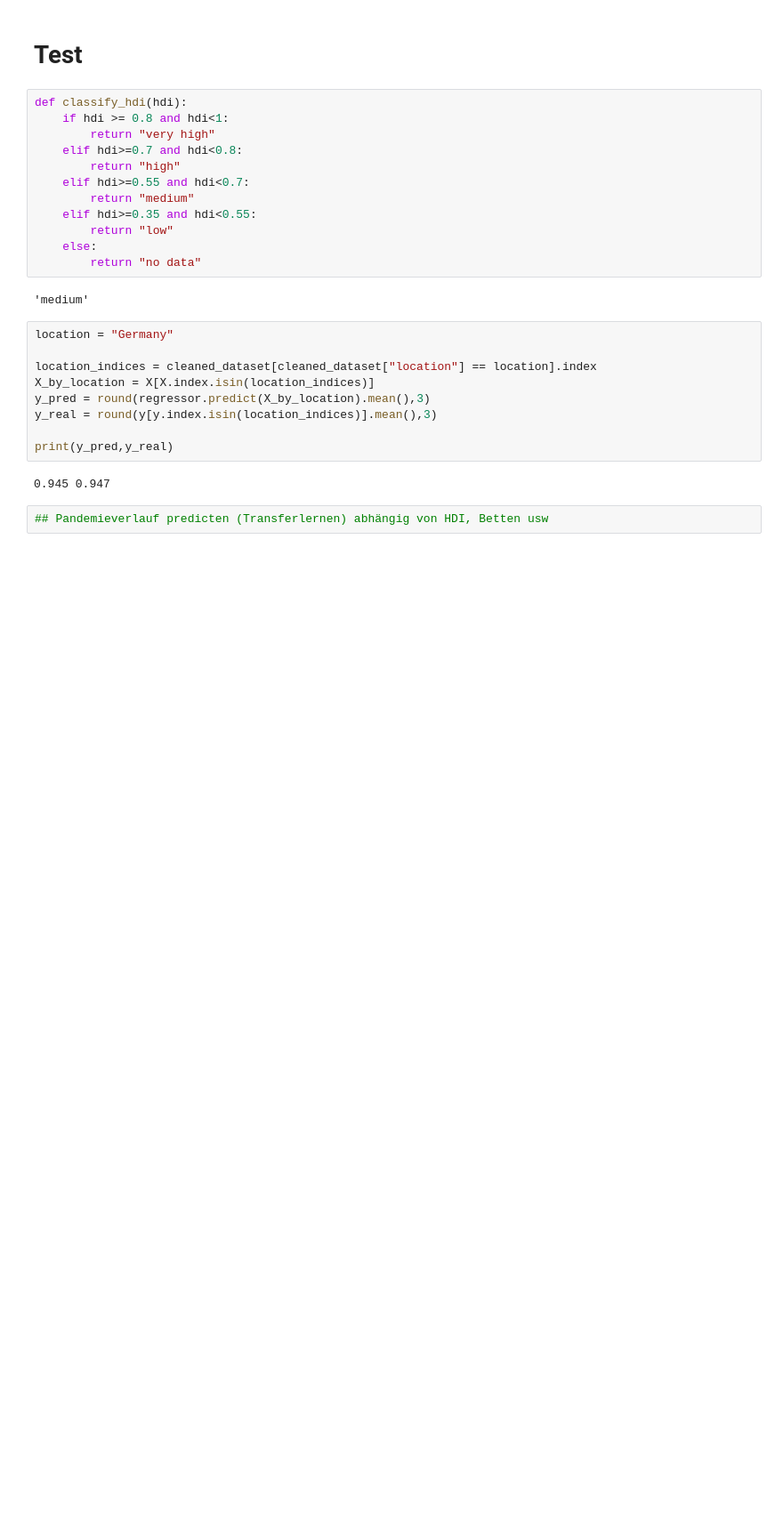
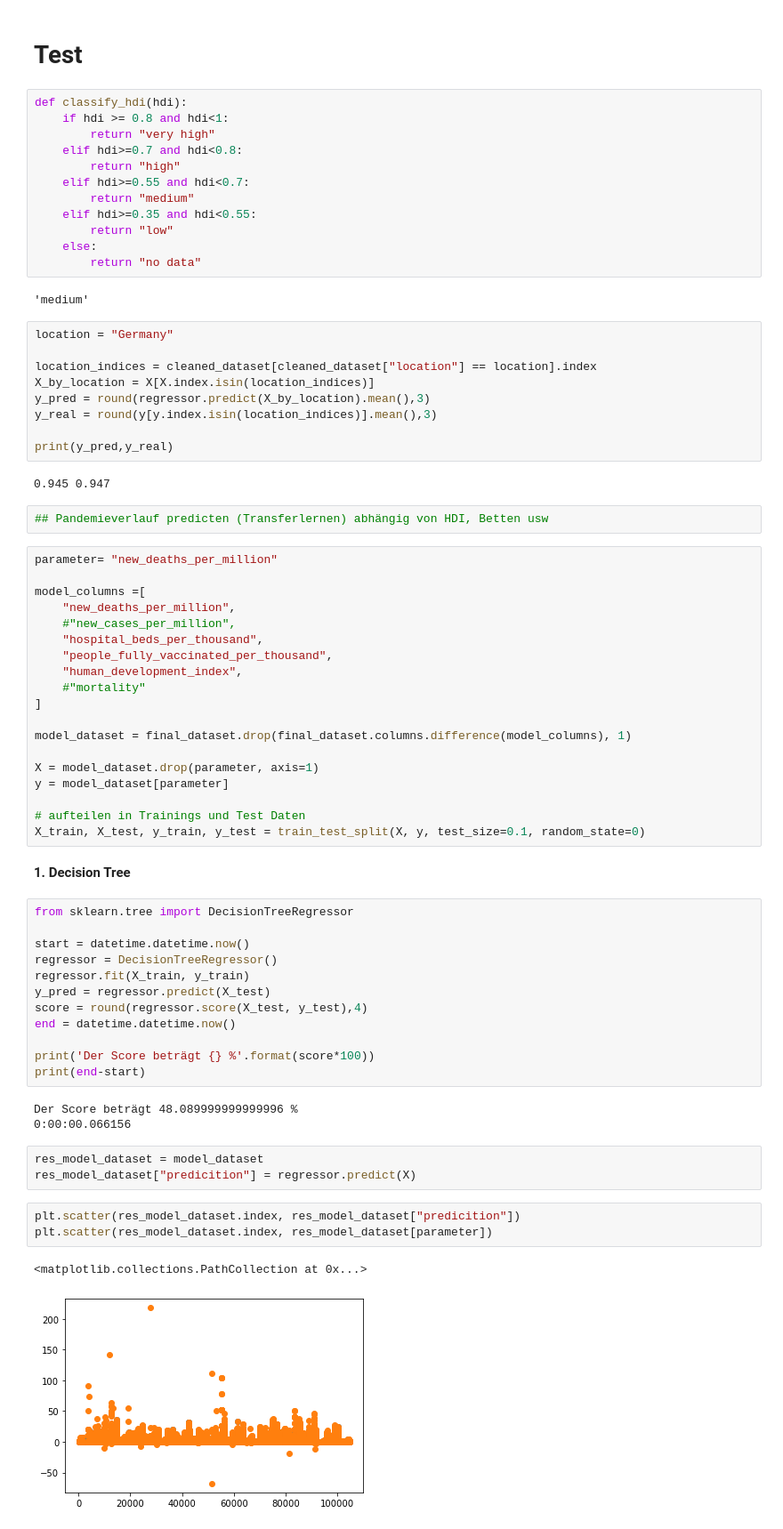
Before and after one commit to MatthiasSimons/covid-analysis, a Jupyter notebook: covid_analysis.ipynb, the cells around one changed output. Shown at 89% size. Cells and saved outputs as stored; diff of their text form; blank space fills up the shorter version.

```diff
--- a/covid_analysis.ipynb
+++ b/covid_analysis.ipynb
@@ -658,3 +658,48 @@ print(y_pred,y_real)
 0.945 0.947
 # %%
 ## Pandemieverlauf predicten (Transferlernen) abhängig von HDI, Betten usw
+# %%
+parameter= "new_deaths_per_million"
+
+model_columns =[
+    "new_deaths_per_million",
+    #"new_cases_per_million",
+    "hospital_beds_per_thousand",
+    "people_fully_vaccinated_per_thousand",
+    "human_development_index",
+    #"mortality"
+]
+
+model_dataset = final_dataset.drop(final_dataset.columns.difference(model_columns), 1)
+
+X = model_dataset.drop(parameter, axis=1)
+y = model_dataset[parameter]
+
+# aufteilen in Trainings und Test Daten
+X_train, X_test, y_train, y_test = train_test_split(X, y, test_size=0.1, random_state=0)
+# %% [markdown]
+**1. Decision Tree**
+# %%
+from sklearn.tree import DecisionTreeRegressor
+
+start = datetime.datetime.now()
+regressor = DecisionTreeRegressor()
+regressor.fit(X_train, y_train)
+y_pred = regressor.predict(X_test)
+score = round(regressor.score(X_test, y_test),4)
+end = datetime.datetime.now()
+
+print('Der Score beträgt {} %'.format(score*100))
+print(end-start)
+# %% [output]
+Der Score beträgt 48.089999999999996 %
+0:00:00.066156
+# %%
+res_model_dataset = model_dataset
+res_model_dataset["predicition"] = regressor.predict(X)
+# %%
+plt.scatter(res_model_dataset.index, res_model_dataset["predicition"])
+plt.scatter(res_model_dataset.index, res_model_dataset[parameter])
+# %% [output]
+<matplotlib.collections.PathCollection at 0x...>
+[figure, added]
```
Also changed, not shown: parts of 2 cells of this notebook.
